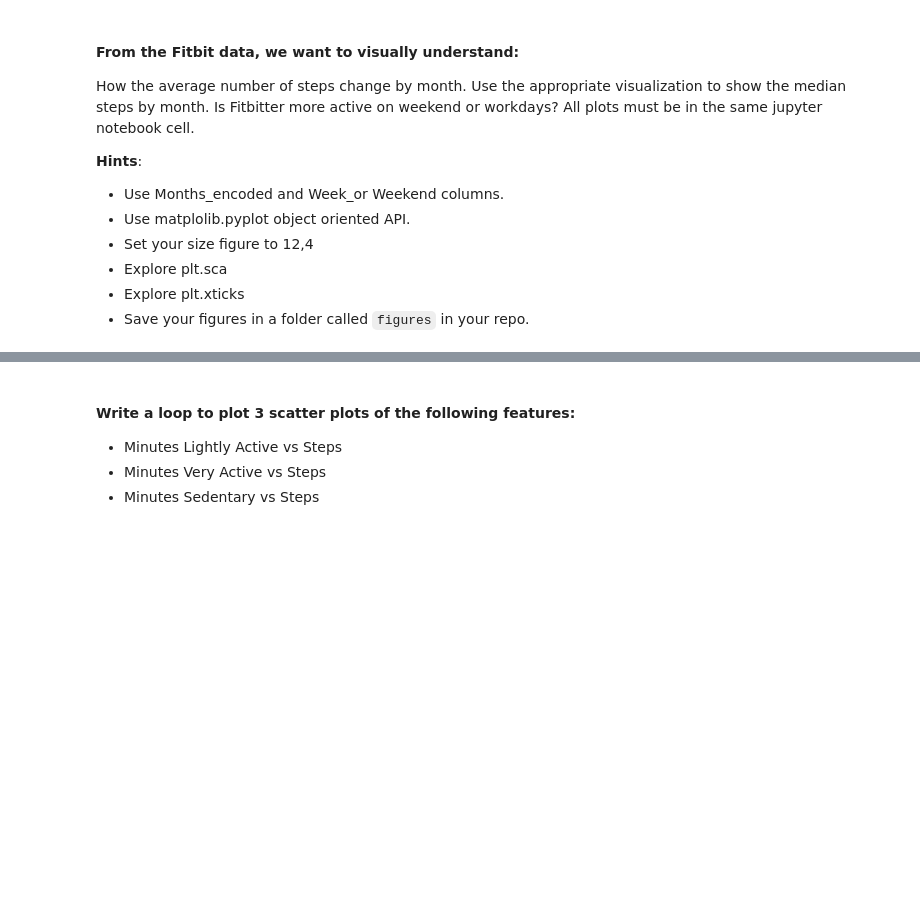
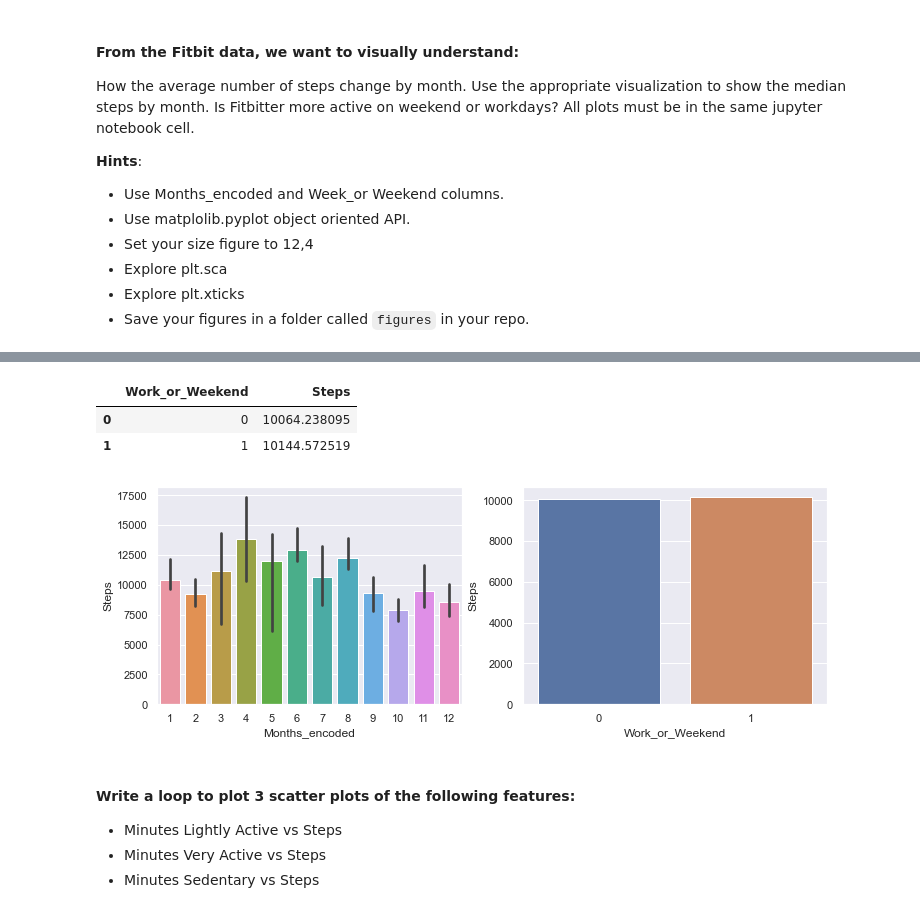
Before and after one commit to Fvperez1/dataptmad0522_labs, a Jupyter notebook: module-2/matplotlib-seaborn/your-code/Matplotlib & Seaborn.ipynb, the cells around one changed output, grey strips where cells are left out. Cells and saved outputs as stored; diff of their text form; code cells hidden in the pictures; blank space fills up the shorter version.

```diff
--- a/module-2/matplotlib-seaborn/your-code/Matplotlib & Seaborn.ipynb
+++ b/module-2/matplotlib-seaborn/your-code/Matplotlib & Seaborn.ipynb
@@ -378,5 +229,0 @@ fitbit3
-# %%
-fitbit3['Months_encoded'].median()
-fig, ax = plt.subplots(ncols=1, nrows=1, figsize=(12,4))
-ax = sns.barplot(data=fitbit, x='Months', y='Months_encoded')
-plt.sca(ax)
@@ -407,3 +229,0 @@ fitbit3.plot()
-# %%
-fix, ax = plt.subplots(figsize=(20,4))
-fitbit3.plot(ax=ax)
@@ -439,0 +283,4 @@ How the average number of steps change by month. Use the appropriate visualizati
+# %%
+# MEDIAN STEPS BY Work_or_Weekend
+Work_or_Weekend = fitbit[['Steps','Work_or_Weekend']]
+Work_or_Weekend
@@ -440,3 +305,16 @@ How the average number of steps change by month. Use the appropriate visualizati
+# %%
+Work_or_Weekend_J = Work_or_Weekend.groupby(by=['Work_or_Weekend'],as_index=False).mean()
+Work_or_Weekend_J
+# %% [output]
+|  | Work_or_Weekend | Steps |
+| 0 | 0 | 10064.238095 |
+| 1 | 1 | 10144.572519 |
+# %%
+plt.sca(ax[1])
+figure2 = sns.barplot(data=Work_or_Weekend_J, x='Work_or_Weekend', y='Steps', estimator = np.median)
+#fig.savefig('../exports/mediansetps.png')
+# %% [output]
+[figure, added]
 # %% [markdown]
 #### Write a loop to plot 3 scatter plots of the following features:
 
```
Also changed, not shown: parts of 38 cells of this notebook, 1 other file.
